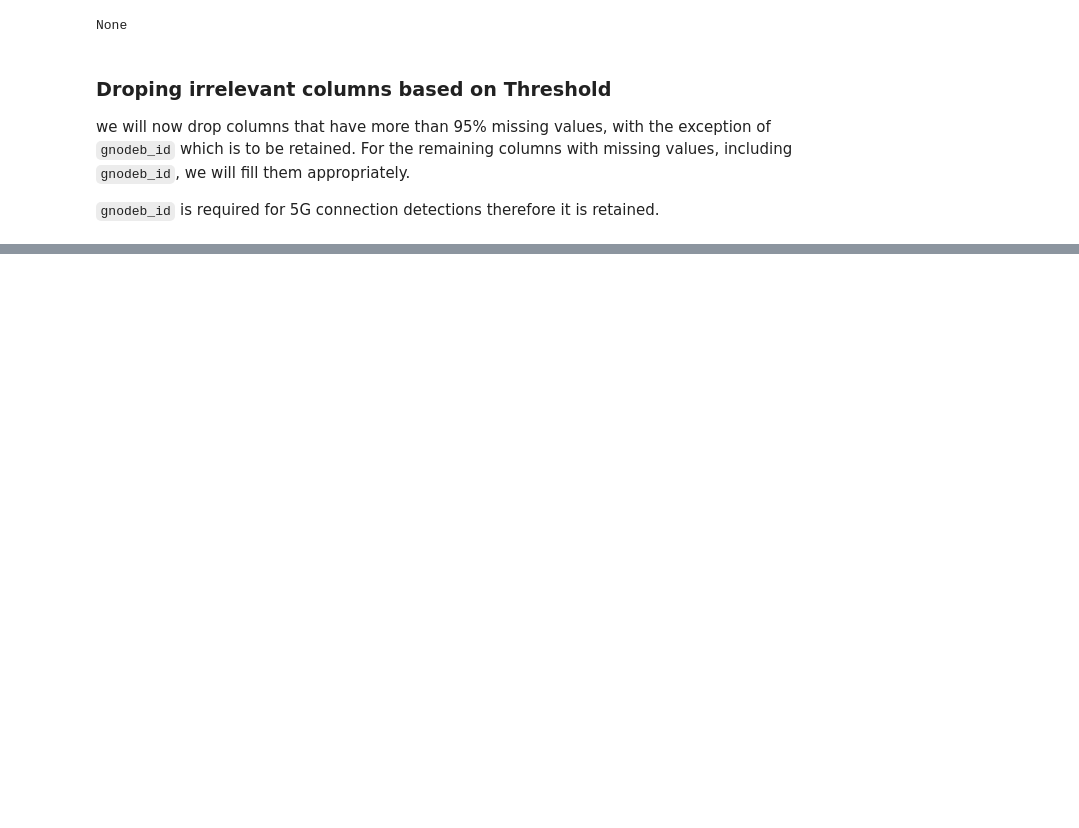
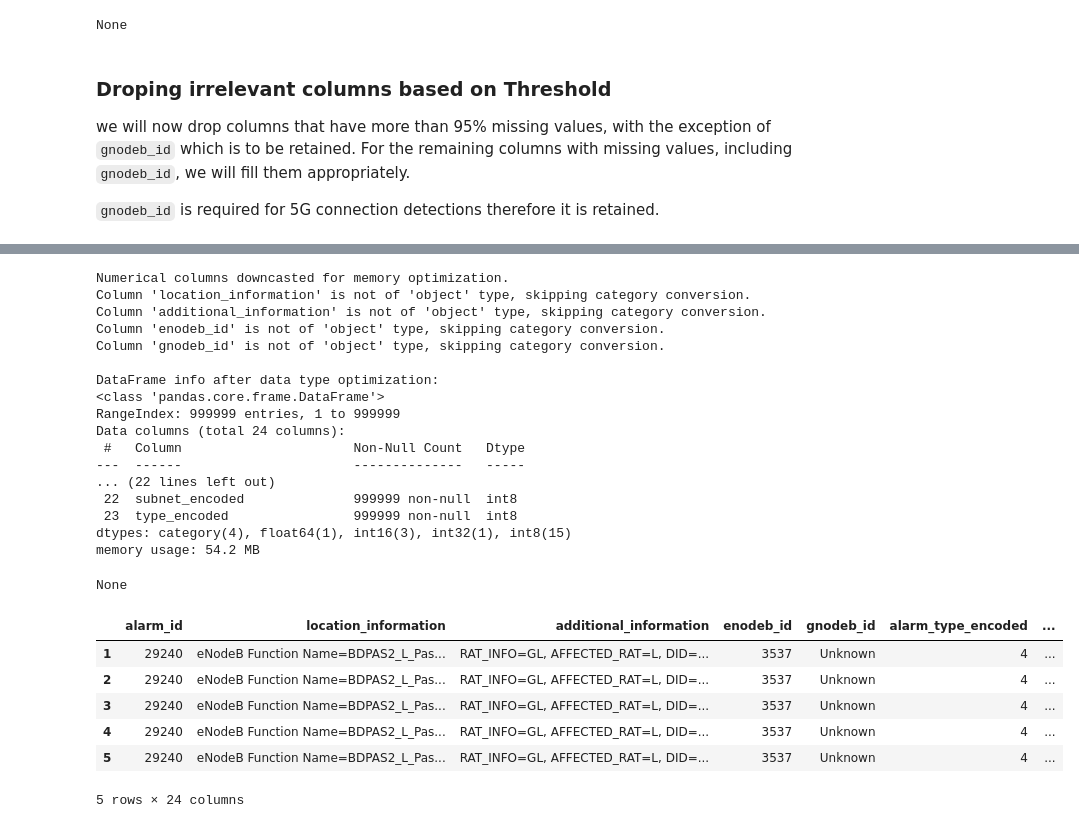
Before and after one commit to anudaindu/Mobitel_Alarm_Fault_Prediction, a Jupyter notebook: notebooks/02_Data_Preprocessing.ipynb, the cells around one changed output, grey strips where cells are left out. Drawn from its saved outputs; the diff is of its cells as text; code cells hidden in the pictures; blank space fills up the shorter version.

```diff
--- a/notebooks/02_Data_Preprocessing.ipynb
+++ b/notebooks/02_Data_Preprocessing.ipynb
@@ -338,0 +463,58 @@ None
+# %%
+# Downcast numerical columns to more memory-efficient types
+for col in df.select_dtypes(include=['int64', 'int32']).columns:
+    # Using pd.to_numeric with downcast='integer' is a safe way to do this
+    # It will only downcast if no precision is lost
+    df[col] = pd.to_numeric(df[col], downcast='integer')
+
+print("Numerical columns downcasted for memory optimization.")
+
+# Convert remaining 'object' type columns (that are not intended for further string processing)
+# to 'category' dtype for memory efficiency
+object_cols_to_convert_to_category = [
+    'location_information',
+    'additional_information',
+    'enodeb_id',
+    'gnodeb_id'
+]
+
+for col in object_cols_to_convert_to_category:
+    if col in df.columns:
+        # Ensure we only convert if the column is currently of object type
+        if df[col].dtype == 'object':
+            df[col] = df[col].astype('category')
+            print(f"Column '{col}' converted to 'category' type.")
+        else:
+            print(f"Column '{col}' is not of 'object' type, skipping category conversion.")
+    else:
+        print(f"Column '{col}' not found, skipping category conversion.")
+
+print("\nDataFrame info after data type optimization:")
+display(df.info())
+display(df.head())
+# %% [output]
+Numerical columns downcasted for memory optimization.
+Column 'location_information' is not of 'object' type, skipping category conversion.
+Column 'additional_information' is not of 'object' type, skipping category conversion.
+Column 'enodeb_id' is not of 'object' type, skipping category conversion.
+Column 'gnodeb_id' is not of 'object' type, skipping category conversion.
+
+DataFrame info after data type optimization:
+<class 'pandas.core.frame.DataFrame'>
+RangeIndex: 999999 entries, 1 to 999999
+Data columns (total 24 columns):
+ #   Column                      Non-Null Count   Dtype
+---  ------                      --------------   -----
+... (22 lines left out)
+ 22  subnet_encoded              999999 non-null  int8
+ 23  type_encoded                999999 non-null  int8
+dtypes: category(4), float64(1), int16(3), int32(1), int8(15)
+memory usage: 54.2 MB
+None
+|  | alarm_id | location_information | additional_information | enodeb_id | gnodeb_id | alarm_type_encoded | ... |
+| 1 | 29240 | eNodeB Function Name=BDPAS2_L_Pas... | RAT_INFO=GL, AFFECTED_RAT=L, DID=... | 3537 | Unknown | 4 | ... |
+| 2 | 29240 | eNodeB Function Name=BDPAS2_L_Pas... | RAT_INFO=GL, AFFECTED_RAT=L, DID=... | 3537 | Unknown | 4 | ... |
+| 3 | 29240 | eNodeB Function Name=BDPAS2_L_Pas... | RAT_INFO=GL, AFFECTED_RAT=L, DID=... | 3537 | Unknown | 4 | ... |
+| 4 | 29240 | eNodeB Function Name=BDPAS2_L_Pas... | RAT_INFO=GL, AFFECTED_RAT=L, DID=... | 3537 | Unknown | 4 | ... |
+| 5 | 29240 | eNodeB Function Name=BDPAS2_L_Pas... | RAT_INFO=GL, AFFECTED_RAT=L, DID=... | 3537 | Unknown | 4 | ... |
+5 rows × 24 columns
```
Also changed, not shown: parts of 82 cells of this notebook.
